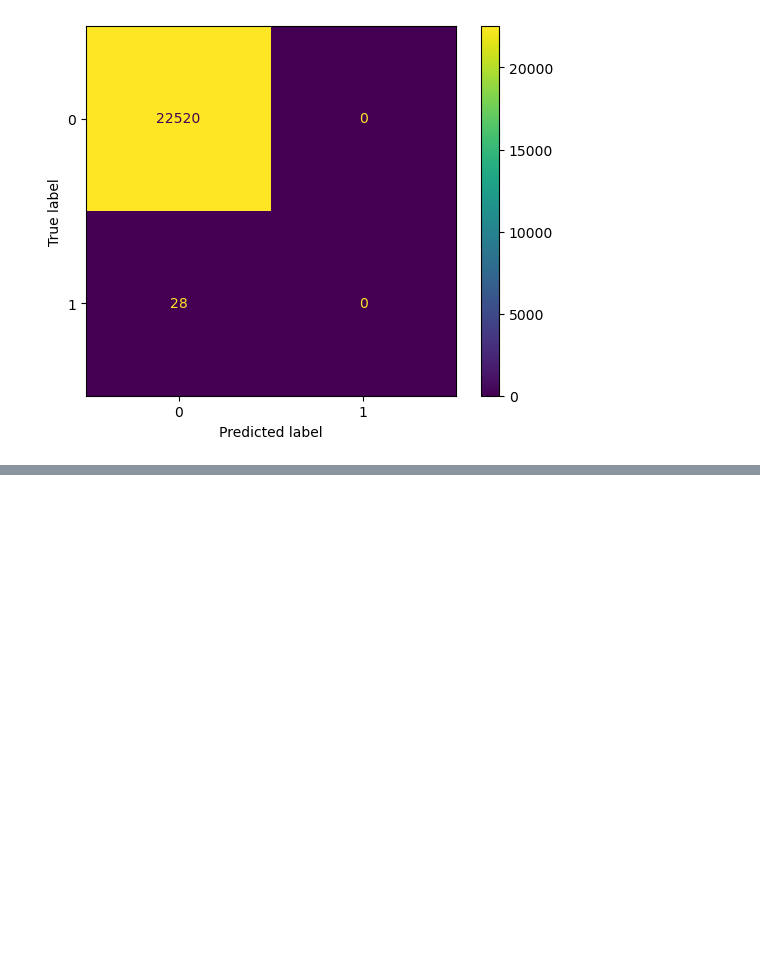
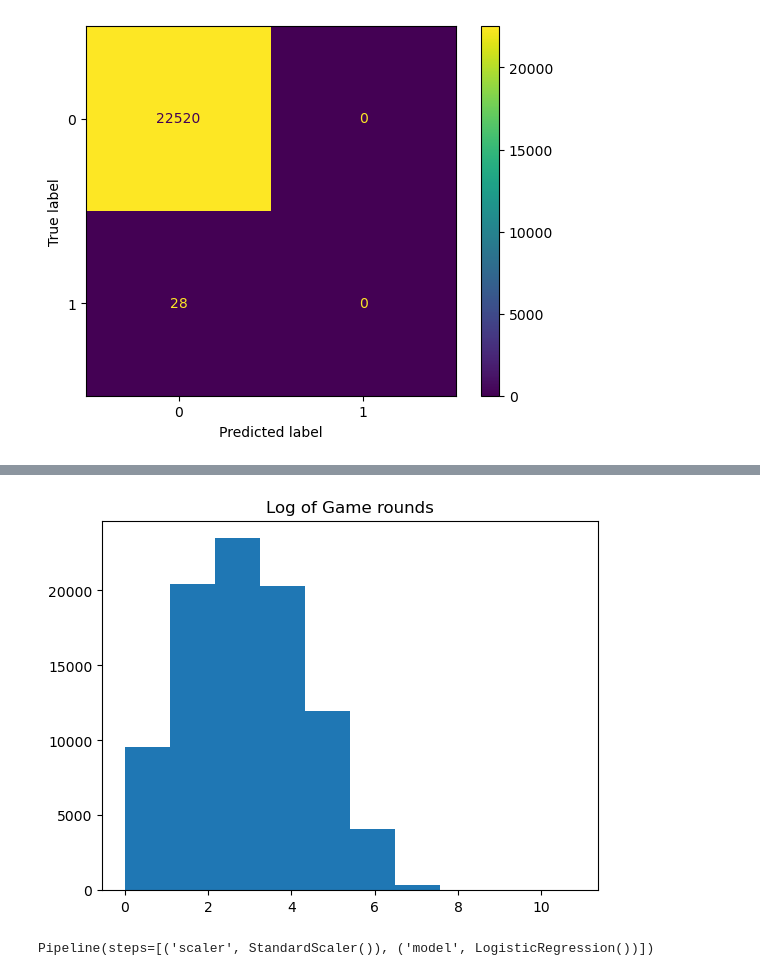
Before and after one commit to SBangarh/AB_cookie_cats, a Jupyter notebook: notebooks/bot_id.ipynb, the cells around one changed output, grey strips where cells are left out. Drawn from its saved outputs; the diff is of its cells as text; code cells hidden in the pictures; blank space fills up the shorter version.

Commit message:
Completed bot detection model and updated Readme to reflect conclussions

```diff
--- a/notebooks/bot_id.ipynb
+++ b/notebooks/bot_id.ipynb
@@ -166,0 +174,13 @@ Balanced Accuracy score: 0.50000
+# %%
+#make copy
+log_df = new_df.copy()
+
+#log transform, have to add one to 0's
+log_df['sum_gamerounds'] = np.log1p(log_df['sum_gamerounds'])
+
+#plt to see histogram
+plt.hist(log_df['sum_gamerounds'])
+plt.title('Log of Game rounds')
+plt.show()
+# %% [output]
+[figure, added]
@@ -166,0 +200,4 @@ Balanced Accuracy score: 0.50000
+# %%
+pipeline.fit(X_train, y_train)
+# %% [output]
+Pipeline(steps=[('scaler', StandardScaler()), ('model', LogisticRegression())])
```
Also changed, not shown: parts of 15 cells of this notebook, 1 other file.
